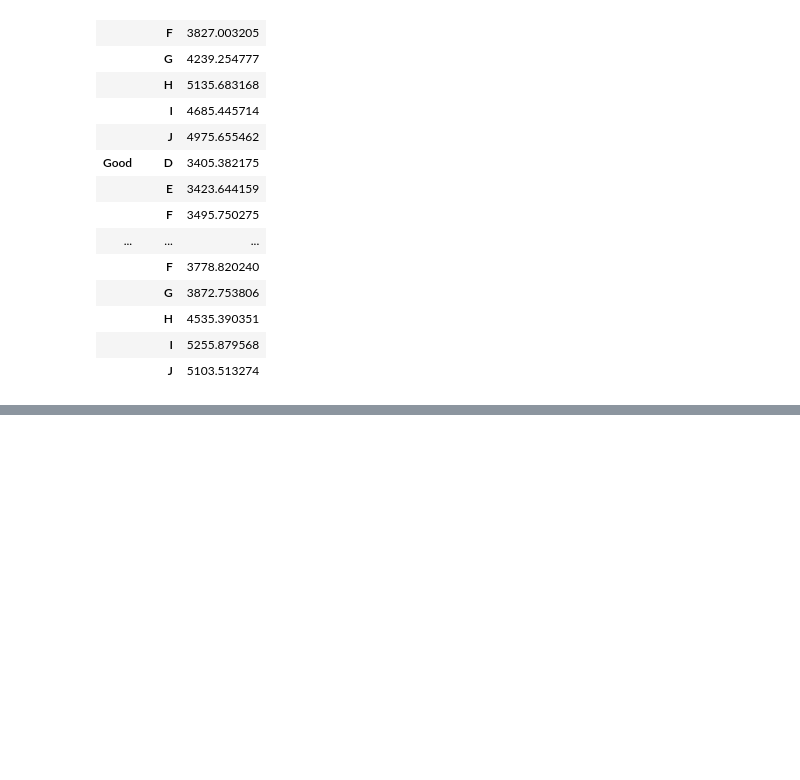
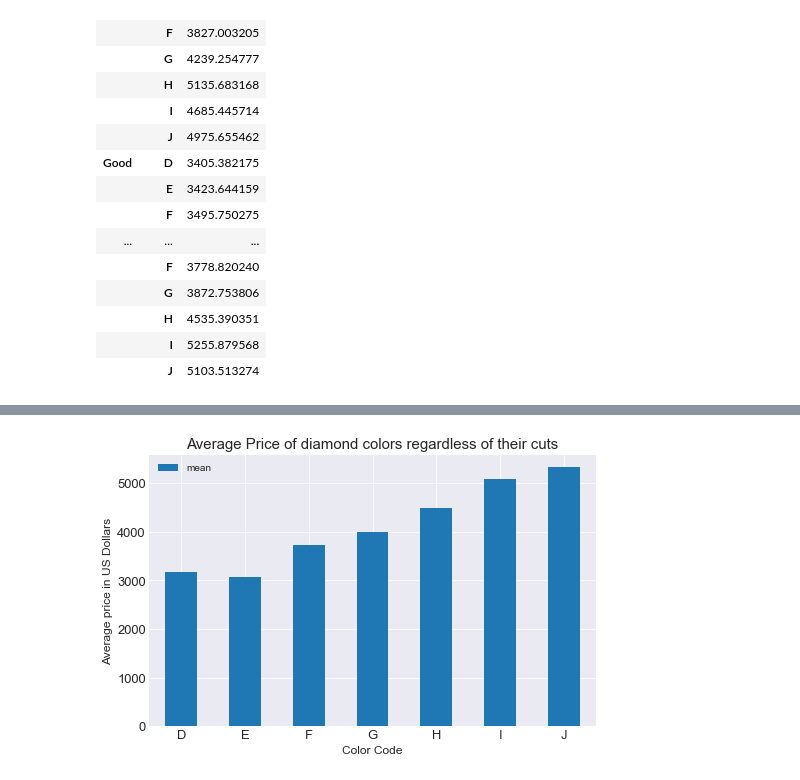
Before and after one commit to Aabusabaeen/diamonds_data, a Jupyter notebook: diamonds_script.ipynb, the cells around one changed output, grey strips where cells are left out. Drawn from its saved outputs; the diff is of its cells as text; code cells hidden in the pictures; blank space fills up the shorter version.

```diff
--- a/diamonds_script.ipynb
+++ b/diamonds_script.ipynb
@@ -209,0 +274,3 @@ Text(0.5, 1.0, "Mean of kind diamonds' cuts and their prices")
+# %%
+mean_colors = dmnds.groupby(["color"]).price.agg(['mean'])
+print(mean_colors)
@@ -209,0 +287,10 @@ Text(0.5, 1.0, "Mean of kind diamonds' cuts and their prices")
+# %%
+# this bar plot shows the diamonds color and their average price
+lx = mean_colors.plot(kind='bar', figsize=(8,5), fontsize=13)
+plt.xlabel('Color Code', fontsize = 12)
+plt.xticks(rotation=0)
+plt.ylabel('Average price in US Dollars', fontsize = 12)
+plt.title('Average Price of diamond colors regardless of their cuts', fontsize=15)
+plt.show()
+# %% [output]
+[figure, added]
```
Also changed, not shown: parts of 34 cells of this notebook, 1 other file.
